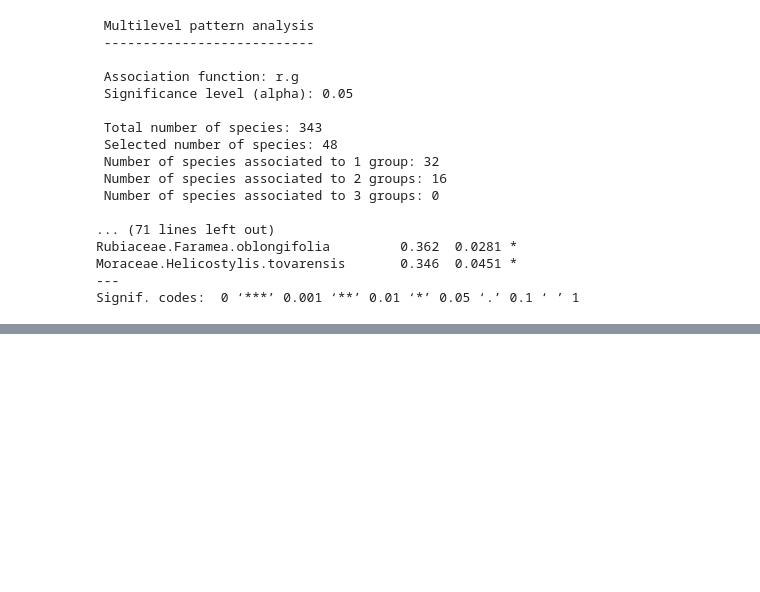
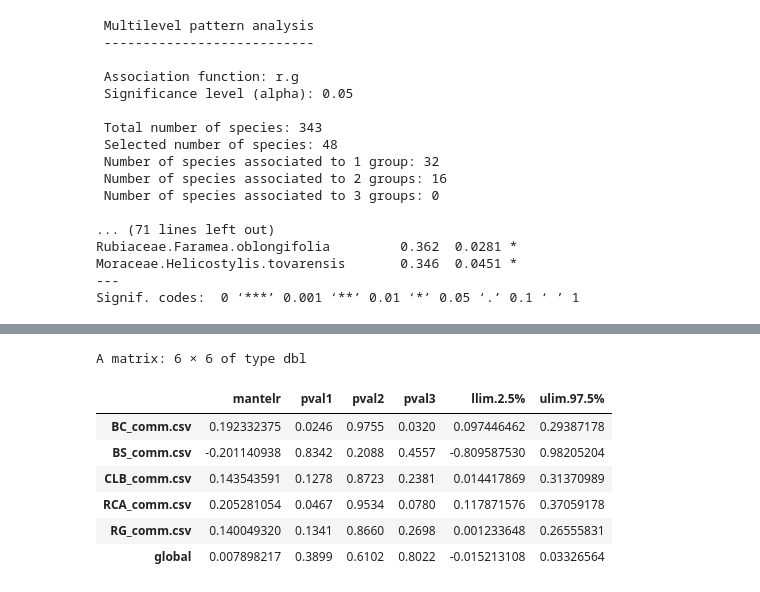
Before and after one commit to danchurch/losCedrosTrees, a Jupyter notebook: anaData/MariscalDataExploration.ipynb, the cells around one changed output, grey strips where cells are left out. Saved outputs shown, nothing was run; the diff lists cells and outputs as text; code cells hidden in the pictures; blank space fills up the shorter version.

```diff
--- a/anaData/MariscalDataExploration.ipynb
+++ b/anaData/MariscalDataExploration.ipynb
@@ -646,0 +721,11 @@ Signif. codes:  0 ‘***’ 0.001 ‘**’ 0.01 ‘*’ 0.05 ‘.’ 0.1 ‘ ’
+# %%
+all_mant_test
+# %% [output]
+A matrix: 6 × 6 of type dbl
+|  | mantelr | pval1 | pval2 | pval3 | llim.2.5% | ulim.97.5% |
+| BC_comm.csv | 0.192332375 | 0.0246 | 0.9755 | 0.0320 | 0.097446462 | 0.29387178 |
+| BS_comm.csv | -0.201140938 | 0.8342 | 0.2088 | 0.4557 | -0.809587530 | 0.98205204 |
+| CLB_comm.csv | 0.143543591 | 0.1278 | 0.8723 | 0.2381 | 0.014417869 | 0.31370989 |
+| RCA_comm.csv | 0.205281054 | 0.0467 | 0.9534 | 0.0780 | 0.117871576 | 0.37059178 |
+| RG_comm.csv | 0.140049320 | 0.1341 | 0.8660 | 0.2698 | 0.001233648 | 0.26555831 |
+| global | 0.007898217 | 0.3899 | 0.6102 | 0.8022 | -0.015213108 | 0.03326564 |
```
Also changed, not shown: parts of 6 cells of this notebook, 2 other files.
